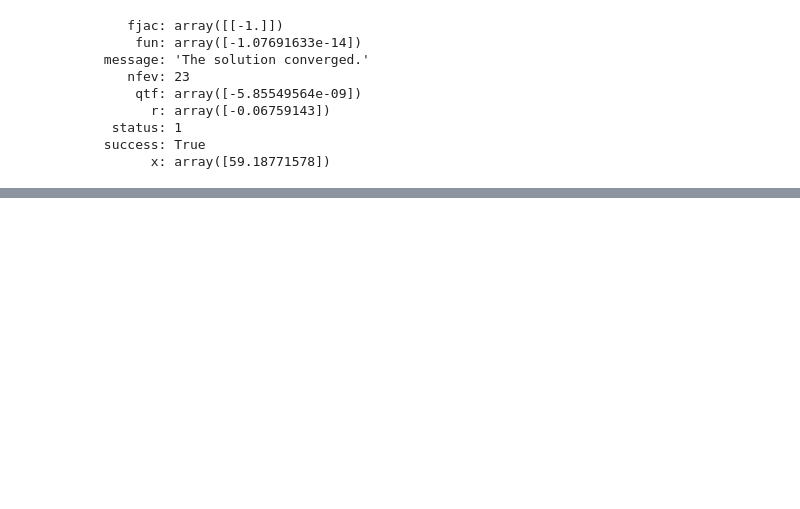
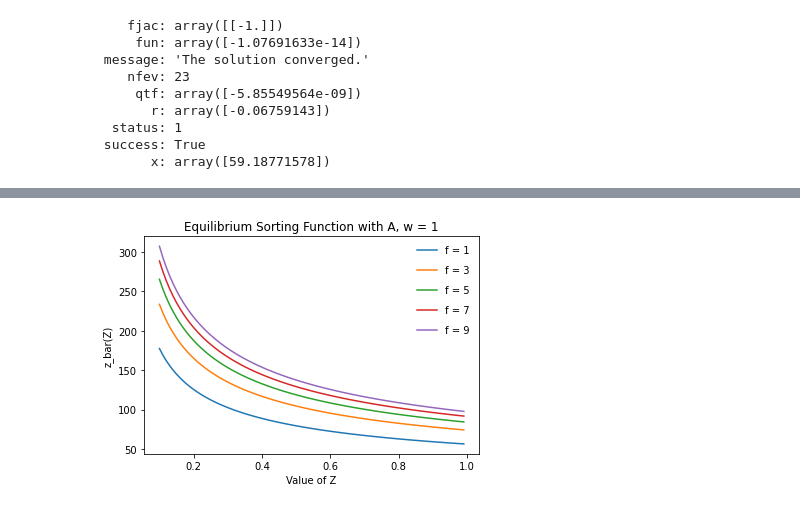
Before and after one commit to dmnguyen-uoft/ECO2302_Networks_in_Trade, a Jupyter notebook: Python/PS2.ipynb, the cells around one changed output, grey strips where cells are left out. Drawn from its saved outputs; the diff is of its cells as text; code cells hidden in the pictures; blank space fills up the shorter version.

```diff
--- a/Python/PS2.ipynb
+++ b/Python/PS2.ipynb
@@ -122,0 +115,27 @@ Text(0, 0.5, 'z_bar(Z)')
+# %%
+# Solve for z_bar as function of Z given different values of f between 1 and 10
+z_bar_array = {}
+sol_array = {}
+f_list = [1,3,5,7,9]
+
+for f in f_list:
+    z_bar_array[f] = {}
+    sol_array[f] = {}
+    for Z in np.arange(0.1, 1, 0.01):
+        sol = root(r, 0.1, method='hybr', jac = False)
+        sol_array[f][Z] = sol.success
+        z_bar_array[f][Z] = sol.x[0]
+
+plt.figure()
+for f in f_list:
+    plt.plot(list(z_bar_array[f].keys()), list(z_bar_array[f].values()), label = 'f = ' + str(f))
+plt.gca().legend(labelspacing=1, frameon=False)
+plt.xlabel('Value of Z')
+plt.ylabel('z_bar(Z)')
+plt.title('Equilibrium Sorting Function with A, w = 1')
+plt.gca().legend(labelspacing=1, frameon=False)
+
+filename = figure_folder + 'PS2_Q5_f.png'
+plt.savefig(filename, bbox_inches='tight')
+# %% [output]
+[figure, added]
```
Also changed, not shown: parts of 6 cells of this notebook, 6 other files.
